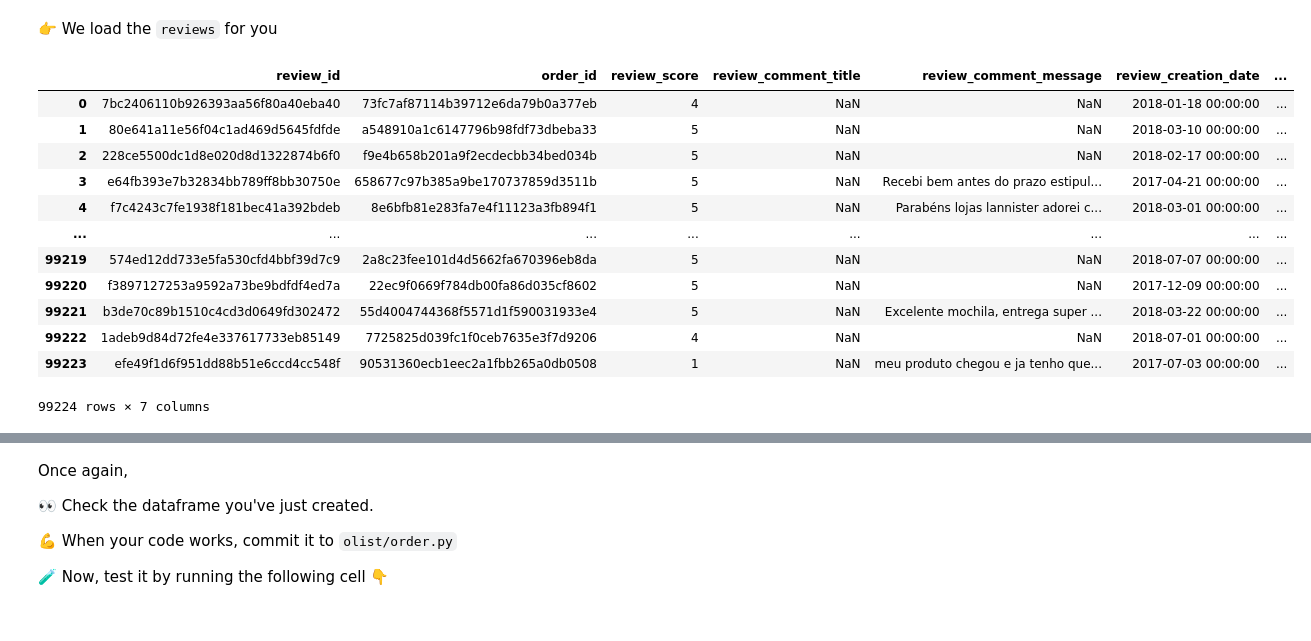
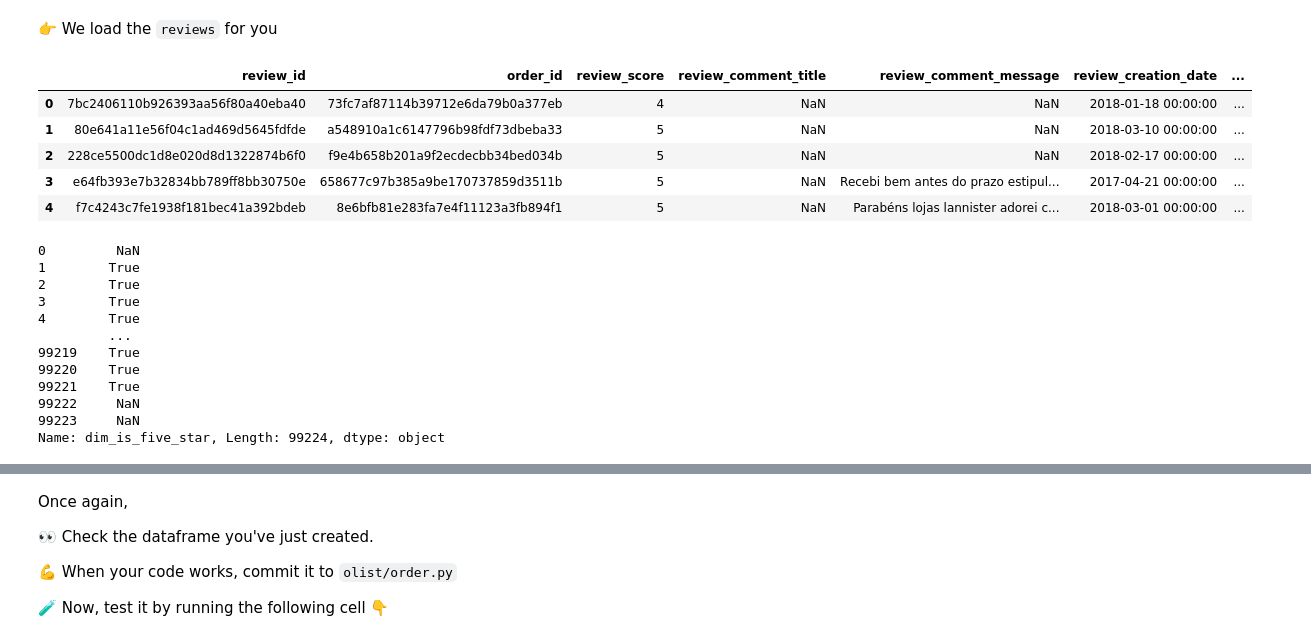
Before and after one commit to LucasPancotto/olist_practice_2023, a Jupyter notebook: 02-Statistical-Inference/data-orders-redo-2023-07-31/orders.ipynb, the cells around one changed output, grey strips where cells are left out. Drawn from its saved outputs; the diff is of its cells as text; code cells hidden in the pictures.

Commit message:
orders methods done

```diff
--- a/02-Statistical-Inference/data-orders-redo-2023-07-31/orders.ipynb
+++ b/02-Statistical-Inference/data-orders-redo-2023-07-31/orders.ipynb
@@ -385,18 +385,28 @@ Think about `Series.map()` or `DataFrame.apply()`
 # %%
 reviews = data['order_reviews'].copy()
 assert(reviews.shape == (99224,7))
-reviews
+reviews.head()
 # %% [output]
 |  | review_id | order_id | review_score | review_comment_title | review_comment_message | review_creation_date | ... |
 | 0 | 7bc2406110b926393aa56f80a40eba40 | 73fc7af87114b39712e6da79b0a377eb | 4 | NaN | NaN | 2018-01-18 00:00:00 | ... |
 | 1 | 80e641a11e56f04c1ad469d5645fdfde | a548910a1c6147796b98fdf73dbeba33 | 5 | NaN | NaN | 2018-03-10 00:00:00 | ... |
 | 2 | 228ce5500dc1d8e020d8d1322874b6f0 | f9e4b658b201a9f2ecdecbb34bed034b | 5 | NaN | NaN | 2018-02-17 00:00:00 | ... |
 | 3 | e64fb393e7b32834bb789ff8bb30750e | 658677c97b385a9be170737859d3511b | 5 | NaN | Recebi bem antes do prazo estipul... | 2017-04-21 00:00:00 | ... |
 | 4 | f7c4243c7fe1938f181bec41a392bdeb | 8e6bfb81e283fa7e4f11123a3fb894f1 | 5 | NaN | Parabéns lojas lannister adorei c... | 2018-03-01 00:00:00 | ... |
-| ... | ... | ... | ... | ... | ... | ... | ... |
-| 99219 | 574ed12dd733e5fa530cfd4bbf39d7c9 | 2a8c23fee101d4d5662fa670396eb8da | 5 | NaN | NaN | 2018-07-07 00:00:00 | ... |
-| 99220 | f3897127253a9592a73be9bdfdf4ed7a | 22ec9f0669f784db00fa86d035cf8602 | 5 | NaN | NaN | 2017-12-09 00:00:00 | ... |
-| 99221 | b3de70c89b1510c4cd3d0649fd302472 | 55d4004744368f5571d1f590031933e4 | 5 | NaN | Excelente mochila, entrega super ... | 2018-03-22 00:00:00 | ... |
-| 99222 | 1adeb9d84d72fe4e337617733eb85149 | 7725825d039fc1f0ceb7635e3f7d9206 | 4 | NaN | NaN | 2018-07-01 00:00:00 | ... |
-| 99223 | efe49f1d6f951dd88b51e6ccd4cc548f | 90531360ecb1eec2a1fbb265a0db0508 | 1 | NaN | meu produto chegou e ja tenho que... | 2017-07-03 00:00:00 | ... |
-99224 rows × 7 columns
+# %%
+#order_id, dim_is_five_star, dim_is_one_star, review_score
+reviews['dim_is_five_star'] = reviews.review_score.map({5:True},na_action='ignore')
+reviews['dim_is_five_star']
+# %% [output]
+0         NaN
+1        True
+2        True
+3        True
+4        True
+         ...
+99219    True
+99220    True
+99221    True
+99222     NaN
+99223     NaN
+Name: dim_is_five_star, Length: 99224, dtype: object
```
Also changed, not shown: parts of 17 cells of this notebook, 5 other files.
